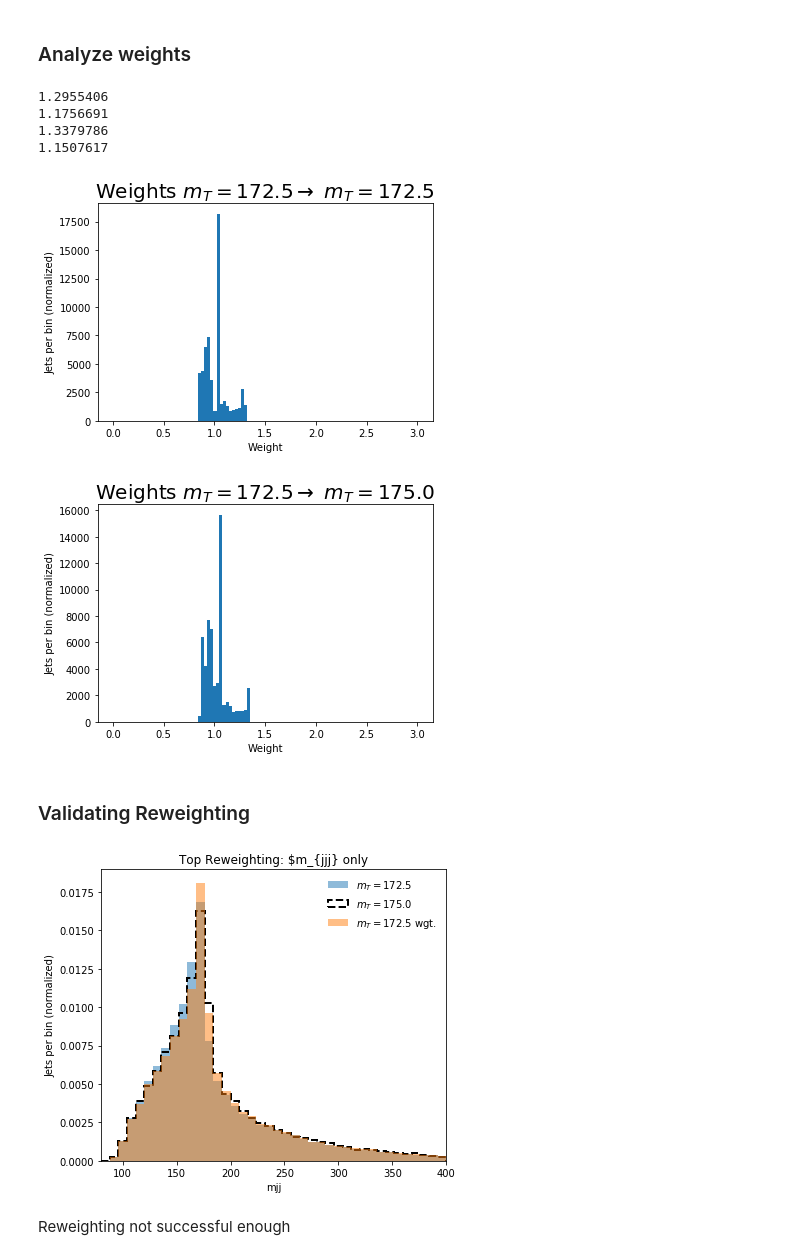
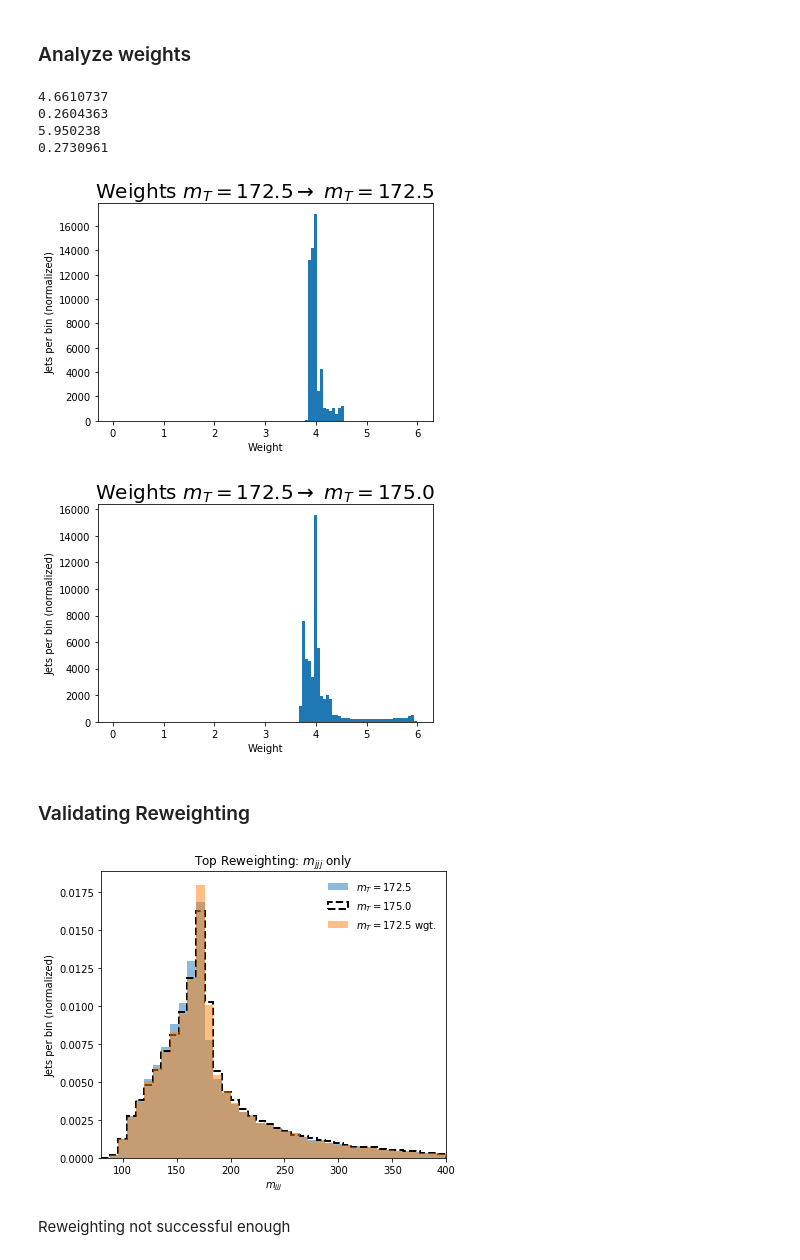
Before and after one commit to hep-lbdl/SRGN, a Jupyter notebook: TopQuarkFitting/DCTR_1D_mT-mjjjONLY.ipynb, the cells around one changed output. Saved outputs shown, nothing was run; the diff lists cells and outputs as text; code cells hidden in the pictures.

Commit message:
Added standardizations to 1D top (mjjj only) DCTR

```diff
--- a/TopQuarkFitting/DCTR_1D_mT-mjjjONLY.ipynb
+++ b/TopQuarkFitting/DCTR_1D_mT-mjjjONLY.ipynb
@@ -101,7 +101,7 @@ Y0 = np.zeros_like(X0[:,0])
 Y1 = np.ones_like(X1[:,0])
 # %%
 X = np.concatenate((X0, X1), axis = 0)
-
+X /= 100.
 Y = np.concatenate((Y0, Y1), axis = 0)
 Y = to_categorical(Y, num_classes=2)
 # %%
@@ -303,27 +303,23 @@ def make_legend():
 We must calculate two liklihood ratios during reweighting: the first because the training datasets were different sizes, and the second because the validation datasets are different sizes.
 # %%
 # Get predicted probabilities
-def reweight(default_dataset, unkown_dataset, mT):
-    liklihood_ratio_train = len(X0) / len(X1)
-    liklihood_ratio_val = len(unkown_dataset) / len(default_dataset)
-
-    liklihood_ratio = liklihood_ratio_train * liklihood_ratio_val
+def reweight(default_dataset, mT):
 
     data_input = np.concatenate(
         (default_dataset, mT * np.ones_like(default_dataset)), axis=1)
 
+    data_input /= 100.
+
     f = dctr.predict(data_input)
-    weights = liklihood_ratio * (f[:, 1] / f[:, 0])
+    weights = (f[:, 1] / f[:, 0])
     return weights
 # %% [markdown]
 ### Get weights
 # %%
 weights_0 = reweight(default_dataset=test_dataset_0_mjjj,
-                     unkown_dataset=test_dataset_0_mjjj,
                      mT=172.5)
 
 weights_1 = reweight(default_dataset=test_dataset_0_mjjj,
-                     unkown_dataset=test_dataset_1_mjjj,
                      mT=175.0)
 # %% [markdown]
 ### Analyze weights
@@ -333,22 +329,22 @@ print(max(1/weights_0))
 print(max(weights_1))
 print(max(1/weights_1))
 # %% [output]
-1.2955406
-1.1756691
-1.3379786
-1.1507617
+4.6610737
+0.2604363
+5.950238
+0.2730961
 # %%
-clip_val = 3
+clip_val = 6
 bins = np.linspace(0, clip_val, 101)
 plt.hist(np.clip(weights_0, 0, clip_val), bins = bins)
 plt.xlabel("Weight")
 plt.ylabel('Jets per bin (normalized)')
 plt.title("Weights " + label_0 + r'$\rightarrow$ ' + label_0, fontsize = 20)
 plt.show()
 # %% [output]
-[figure, old version]
+[figure, new version]
 # %%
-clip_val = 3
+clip_val = 6
 bins = np.linspace(0, clip_val, 101)
 plt.hist(np.clip(weights_1, 0, clip_val), bins = bins)
 plt.xlabel("Weight")
@@ -356,7 +352,7 @@ plt.ylabel('Jets per bin (normalized)')
 plt.title("Weights " + label_0 + r'$\rightarrow$ ' + label_1, fontsize = 20)
 plt.show()
 # %% [output]
-[figure, old version]
+[figure, new version]
 # %% [markdown]
 ### Validating Reweighting
 # %%
@@ -365,19 +361,19 @@ plot_style_0 = {'histtype':'step', 'color':'black', 'linewidth':2, 'linestyle':'
 plot_style_1 = {'alpha':0.5, 'density':True}
 # %%
 plt.figure(figsize=(6,5))
-plt.title("Top Reweighting: $m_{jjj} only")
+plt.title("Top Reweighting: $m_{jjj}$ only")
 bins = np.linspace(80,400,41)
 hist0 = plt.hist(test_dataset_0_mjjj, bins = bins, label = label_0, **plot_style_1)
 hist1 = plt.hist(test_dataset_1_mjjj, bins = bins, label = label_1, **plot_style_0)
 hist2 = plt.hist(test_dataset_0_mjjj, bins = bins, label = label_0 + ' wgt.', weights=weights_1, **plot_style_1)
 
-plt.xlabel('mjj')
+plt.xlabel('$m_{jjj}$')
 plt.ylabel('Jets per bin (normalized)')
 plt.xlim([80,400])
 make_legend()
-plt.savefig("Top Reweighting: $m_{jjj} only.png")
+plt.savefig("Top Reweighting: m_{jjj} only.png")
 plt.show()
 # %% [output]
-[figure, old version]
+[figure, new version]
 # %% [markdown]
 Reweighting not successful enough
```
Also changed, not shown: parts of 4 cells of this notebook.
